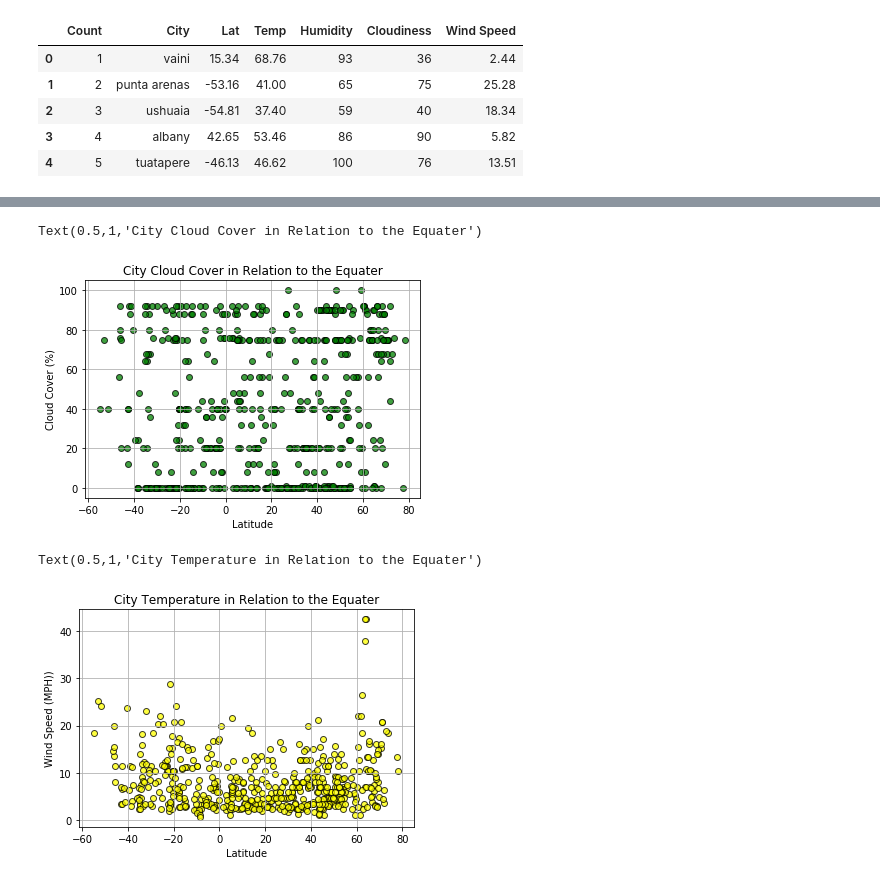
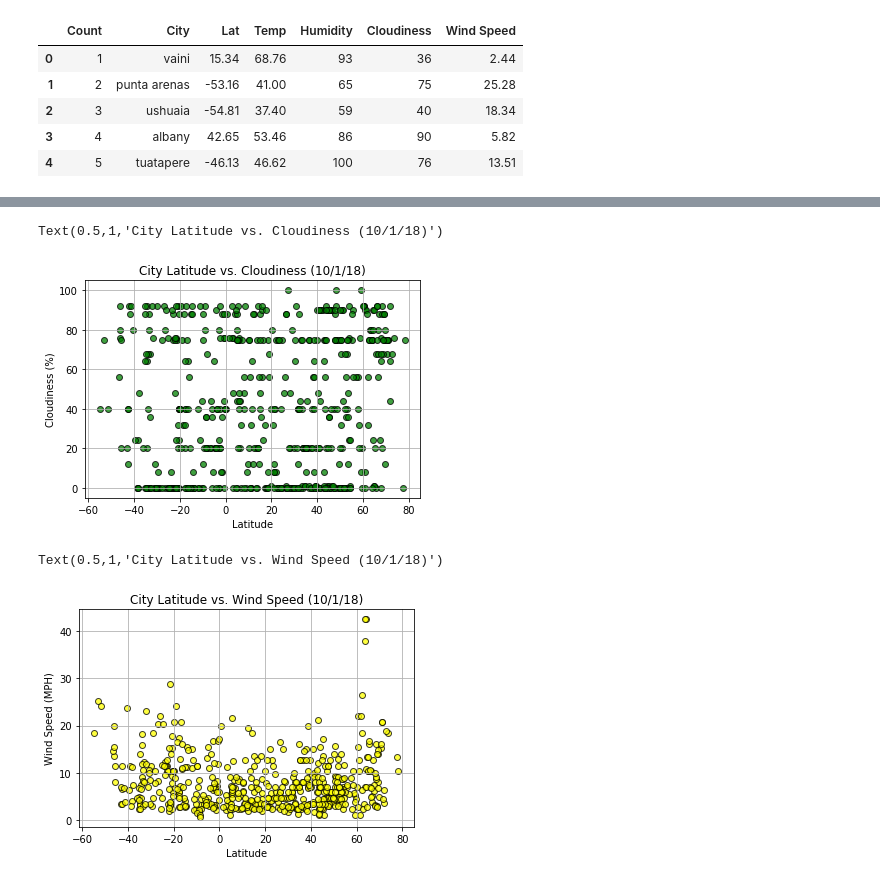
Before and after one commit to tc-sabr/Weather, a Jupyter notebook: Weather_Analysis.ipynb, the cells around one changed output, grey strips where cells are left out. Cells and saved outputs as stored; diff of their text form; code cells hidden in the pictures.

```diff
--- a/Weather_Analysis.ipynb
+++ b/Weather_Analysis.ipynb
@@ -122,15 +122,15 @@ Text(0.5,1,'City Humidity in Relation to the Equater')
 # %%
 #create scatter for lat & cloudiness
 plt.scatter(weather_df['Lat'], weather_df['Cloudiness'], marker='o',
             facecolor='green', edgecolor='black', alpha=0.75)
 
 plt.grid()
 plt.xlabel('Latitude')
-plt.ylabel('Cloud Cover (%)')
-plt.title('City Cloud Cover in Relation to the Equater')
+plt.ylabel('Cloudiness (%)')
+plt.title('City Latitude vs. Cloudiness (10/1/18)')
 # %% [output]
-Text(0.5,1,'City Cloud Cover in Relation to the Equater')
+Text(0.5,1,'City Latitude vs. Cloudiness (10/1/18)')
-[figure, old version]
+[figure, new version]
 # %%
 #create scatter for lat & wind speed
 plt.scatter(weather_df['Lat'], weather_df['Wind Speed'], marker='o',
@@ -138,8 +138,8 @@ plt.scatter(weather_df['Lat'], weather_df['Wind Speed'], marker='o',
 
 plt.grid()
 plt.xlabel('Latitude')
-plt.ylabel('Wind Speed (MPH))')
-plt.title('City Temperature in Relation to the Equater')
+plt.ylabel('Wind Speed (MPH)')
+plt.title('City Latitude vs. Wind Speed (10/1/18)')
 # %% [output]
-Text(0.5,1,'City Temperature in Relation to the Equater')
+Text(0.5,1,'City Latitude vs. Wind Speed (10/1/18)')
-[figure, old version]
+[figure, new version]
```
Also changed, not shown: parts of 2 cells of this notebook.
